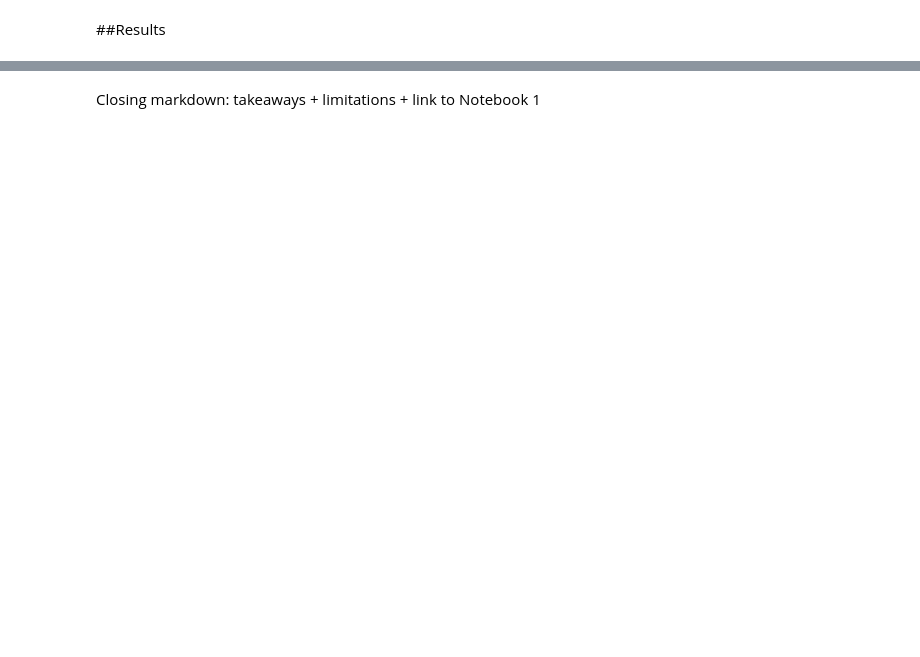
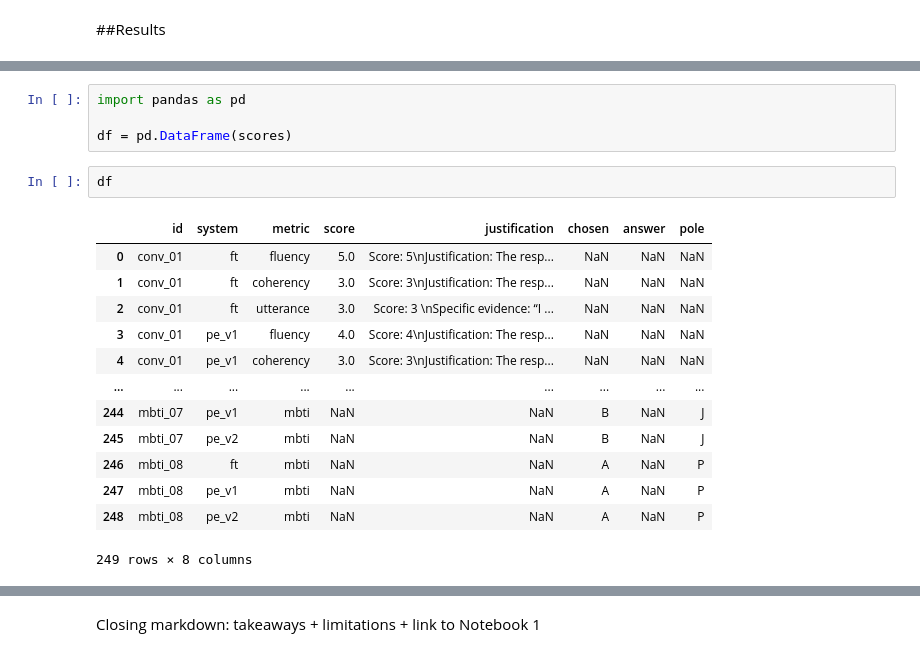
Before and after one commit to kritirakheja/elizabeth-bennet-llm, a Jupyter notebook: 02_evaluation_pipeline.ipynb, the cells around one changed output, grey strips where cells are left out. Drawn from its saved outputs; the diff is of its cells as text; blank space fills up the shorter version.

```diff
--- a/02_evaluation_pipeline.ipynb
+++ b/02_evaluation_pipeline.ipynb
@@ -595,0 +621,20 @@ files.download("scores.json")
+# %%
+import pandas as pd
+
+df = pd.DataFrame(scores)
+# %%
+df
+# %% [output]
+|  | id | system | metric | score | justification | chosen | answer | pole |
+| 0 | conv_01 | ft | fluency | 5.0 | Score: 5\nJustification: The resp... | NaN | NaN | NaN |
+| 1 | conv_01 | ft | coherency | 3.0 | Score: 3\nJustification: The resp... | NaN | NaN | NaN |
+| 2 | conv_01 | ft | utterance | 3.0 | Score: 3 \nSpecific evidence: “I ... | NaN | NaN | NaN |
+| 3 | conv_01 | pe_v1 | fluency | 4.0 | Score: 4\nJustification: The resp... | NaN | NaN | NaN |
+| 4 | conv_01 | pe_v1 | coherency | 3.0 | Score: 3\nJustification: The resp... | NaN | NaN | NaN |
+| ... | ... | ... | ... | ... | ... | ... | ... | ... |
+| 244 | mbti_07 | pe_v1 | mbti | NaN | NaN | B | NaN | J |
+| 245 | mbti_07 | pe_v2 | mbti | NaN | NaN | B | NaN | J |
+| 246 | mbti_08 | ft | mbti | NaN | NaN | A | NaN | P |
+| 247 | mbti_08 | pe_v1 | mbti | NaN | NaN | A | NaN | P |
+| 248 | mbti_08 | pe_v2 | mbti | NaN | NaN | A | NaN | P |
+249 rows × 8 columns
```
Also changed, not shown: parts of 8 cells of this notebook.
